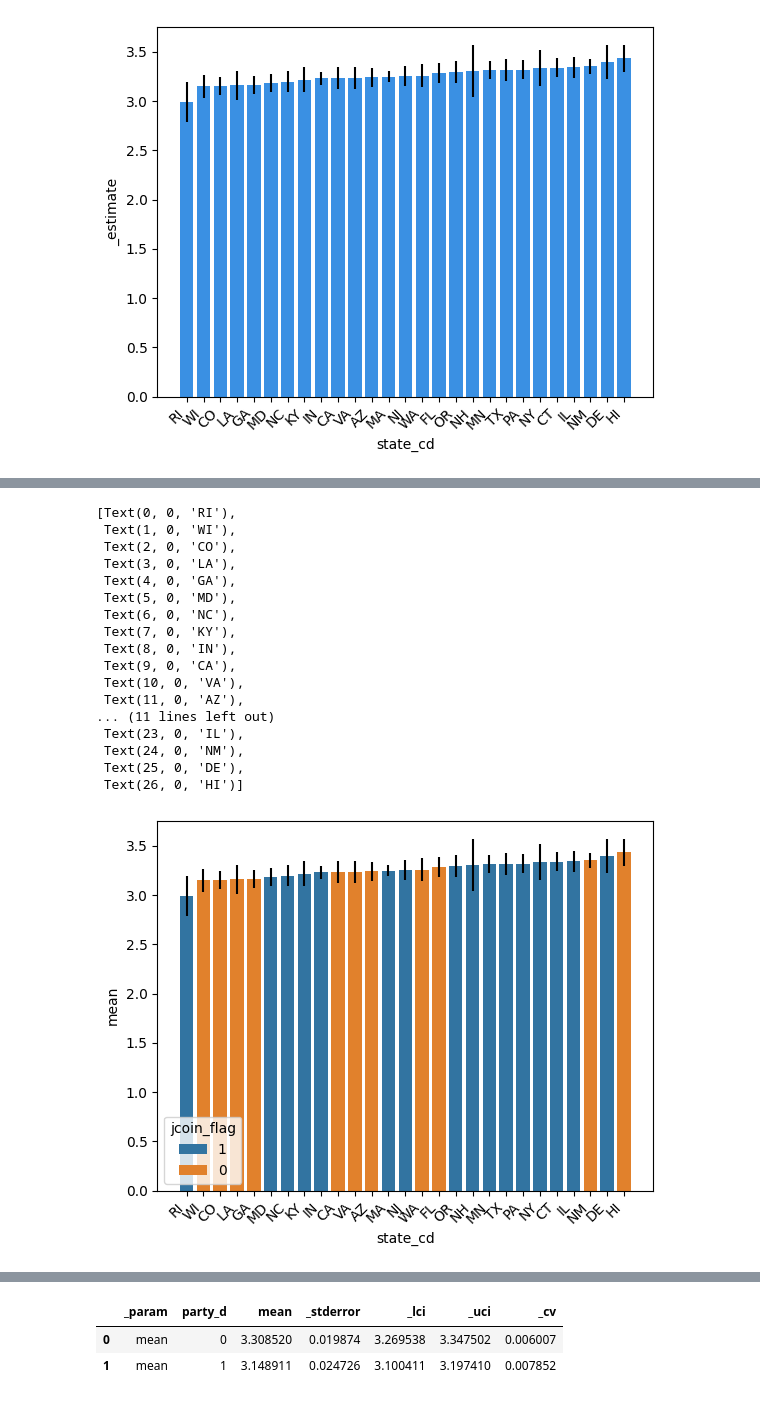
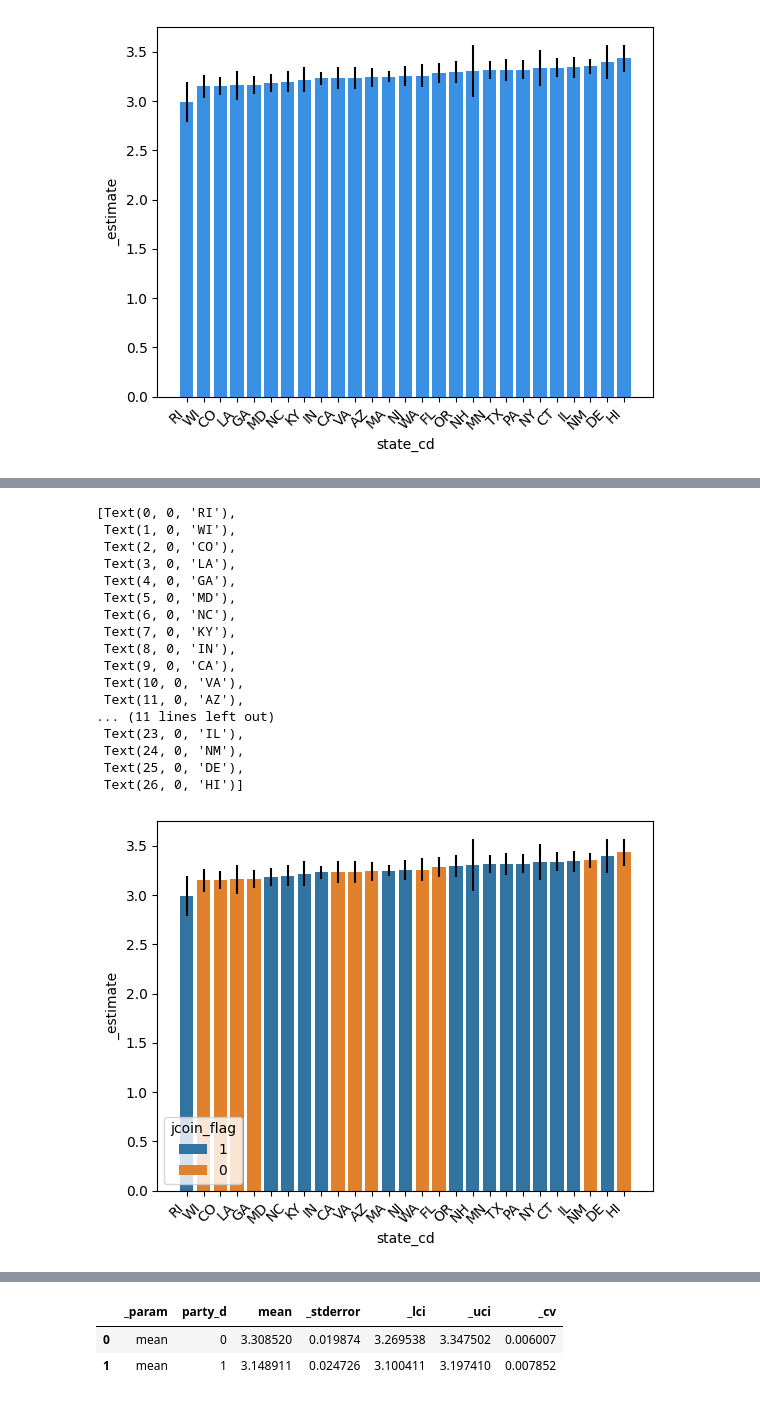
Before and after one commit to haoyucode/stigma-state-lvl, a Jupyter notebook: 2023_09_20_meeting_2.ipynb, the cells around one changed output, grey strips where cells are left out. Drawn from its saved outputs; the diff is of its cells as text; code cells hidden in the pictures.

```diff
--- a/2023_09_20_meeting_2.ipynb
+++ b/2023_09_20_meeting_2.ipynb
@@ -1106,26 +1055,30 @@ ax.set_xticklabels(ax.get_xticklabels(),rotation=45,horizontalalignment='right')
-# %%
-ax = sns.barplot(data=state_mean_estimates, x="state_cd", y="mean", dodge=False, hue=state_mean_estimates["jcoin_flag"].astype("string"))
-
-#plt.draw()
-ax.errorbar(data=state_mean_estimates, x='state_cd', y='mean', yerr=[state_mean_estimates["mean"] - state_mean_estimates["_lci"],state_mean_estimates["_uci"] - state_mean_estimates["mean"]], ls='', color='black')
-ax.set_xticks(ax.get_xticks())
-ax.set_xticklabels(ax.get_xticklabels(),rotation=45,horizontalalignment='right')
-# %% [output]
-[Text(0, 0, 'RI'),
- Text(1, 0, 'WI'),
- Text(2, 0, 'CO'),
- Text(3, 0, 'LA'),
- Text(4, 0, 'GA'),
- Text(5, 0, 'MD'),
- Text(6, 0, 'NC'),
- Text(7, 0, 'KY'),
- Text(8, 0, 'IN'),
- Text(9, 0, 'CA'),
- Text(10, 0, 'VA'),
- Text(11, 0, 'AZ'),
-... (11 lines left out)
- Text(23, 0, 'IL'),
- Text(24, 0, 'NM'),
- Text(25, 0, 'DE'),
- Text(26, 0, 'HI')]
-[figure, removed]
+# %%
+plot_df = state_estimator_ss_6_df
+plot_x_var = "state_cd"
+plot_color_by_var = "jcoin_flag"
+
+ax = sns.barplot(data=plot_df, x=plot_x_var, y="_estimate", dodge=False, hue=plot_df[plot_color_by_var].astype("string"))
+
+#plt.draw()
+ax.errorbar(data=plot_df, x=plot_x_var, y='_estimate', yerr=[plot_df["_estimate"] - plot_df["_lci"],plot_df["_uci"] - plot_df["_estimate"]], ls='', color='black')
+ax.set_xticks(ax.get_xticks())
+ax.set_xticklabels(ax.get_xticklabels(),rotation=45,horizontalalignment='right')
+# %% [output]
+[Text(0, 0, 'RI'),
+ Text(1, 0, 'WI'),
+ Text(2, 0, 'CO'),
+ Text(3, 0, 'LA'),
+ Text(4, 0, 'GA'),
+ Text(5, 0, 'MD'),
+ Text(6, 0, 'NC'),
+ Text(7, 0, 'KY'),
+ Text(8, 0, 'IN'),
+ Text(9, 0, 'CA'),
+ Text(10, 0, 'VA'),
+ Text(11, 0, 'AZ'),
+... (11 lines left out)
+ Text(23, 0, 'IL'),
+ Text(24, 0, 'NM'),
+ Text(25, 0, 'DE'),
+ Text(26, 0, 'HI')]
+[figure, added]
```
Also changed, not shown: parts of 11 cells of this notebook.
